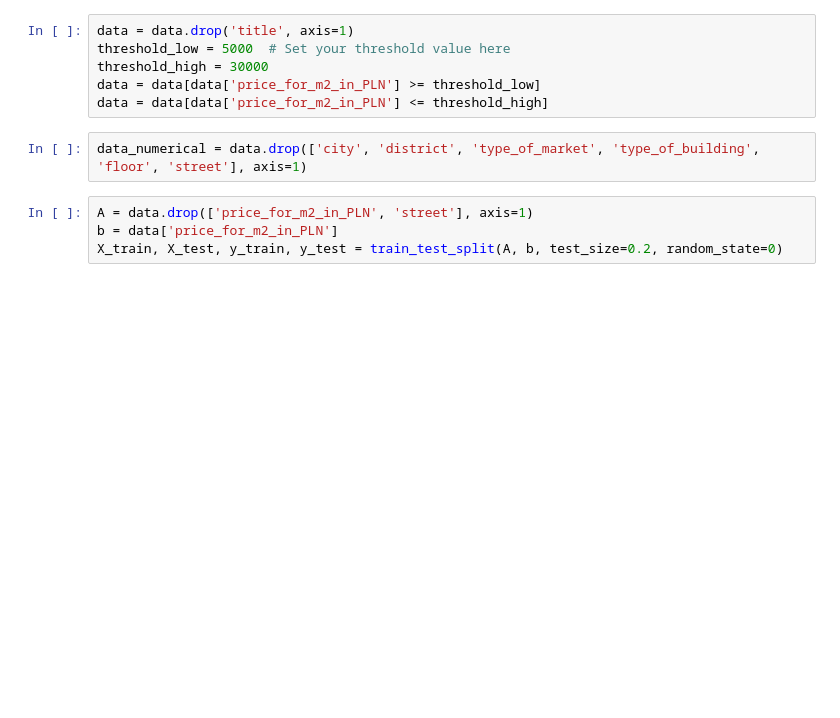
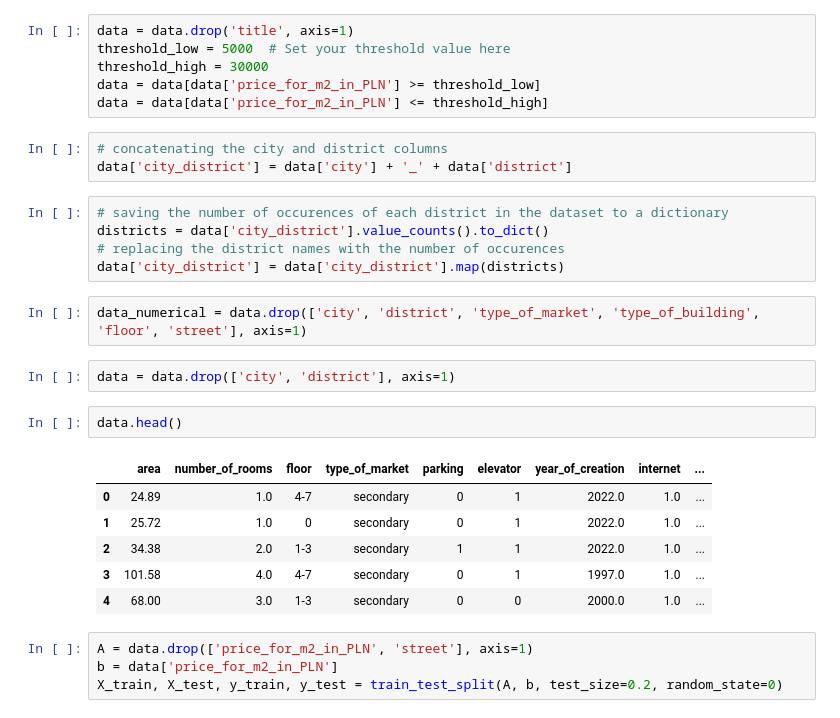
Before and after one commit to Krzy-Doma/Real_estate_price_forecasting, a Jupyter notebook: modeling/gradient_boost.ipynb, the cells around one changed output. Saved outputs shown, nothing was run; the diff lists cells and outputs as text; blank space fills up the shorter version.

```diff
--- a/modeling/gradient_boost.ipynb
+++ b/modeling/gradient_boost.ipynb
@@ -28,8 +28,27 @@ threshold_low = 5000  # Set your threshold value here
 threshold_high = 30000
 data = data[data['price_for_m2_in_PLN'] >= threshold_low]
 data = data[data['price_for_m2_in_PLN'] <= threshold_high]
+# %%
+# concatenating the city and district columns
+data['city_district'] = data['city'] + '_' + data['district']
+# %%
+# saving the number of occurences of each district in the dataset to a dictionary
+districts = data['city_district'].value_counts().to_dict()
+# replacing the district names with the number of occurences
+data['city_district'] = data['city_district'].map(districts)
 # %%
 data_numerical = data.drop(['city', 'district', 'type_of_market', 'type_of_building', 'floor', 'street'], axis=1)
+# %%
+data = data.drop(['city', 'district'], axis=1)
+# %%
+data.head()
+# %% [output]
+|  | area | number_of_rooms | floor | type_of_market | parking | elevator | year_of_creation | internet | ... |
+| 0 | 24.89 | 1.0 | 4-7 | secondary | 0 | 1 | 2022.0 | 1.0 | ... |
+| 1 | 25.72 | 1.0 | 0 | secondary | 0 | 1 | 2022.0 | 1.0 | ... |
+| 2 | 34.38 | 2.0 | 1-3 | secondary | 1 | 1 | 2022.0 | 1.0 | ... |
+| 3 | 101.58 | 4.0 | 4-7 | secondary | 0 | 1 | 1997.0 | 1.0 | ... |
+| 4 | 68.00 | 3.0 | 1-3 | secondary | 0 | 0 | 2000.0 | 1.0 | ... |
 # %%
 A = data.drop(['price_for_m2_in_PLN', 'street'], axis=1)
 b = data['price_for_m2_in_PLN']
```
Also changed, not shown: parts of 11 cells of this notebook, 7 other files.
